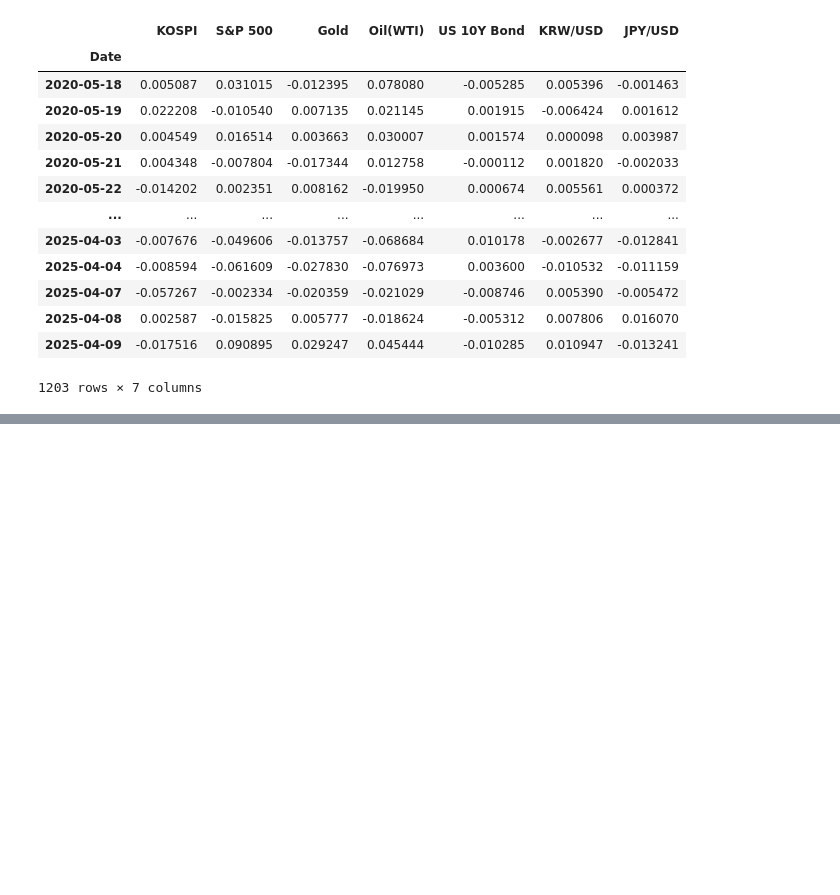
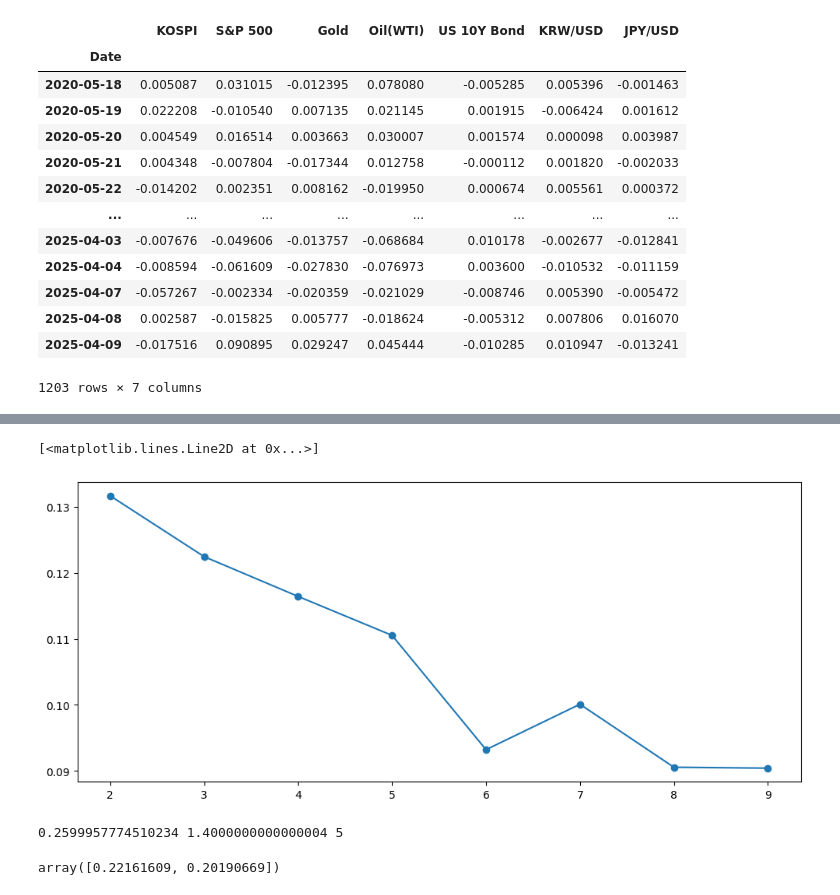
Before and after one commit to cncn0069/ML_learning, a Jupyter notebook: train/ch03_dbscan.ipynb, the cells around one changed output, grey strips where cells are left out. Drawn from its saved outputs; the diff is of its cells as text; code cells hidden in the pictures; blank space fills up the shorter version.

```diff
--- a/train/ch03_dbscan.ipynb
+++ b/train/ch03_dbscan.ipynb
@@ -203,0 +233,6 @@ for k in k_range:
+# %%
+plt.figure(figsize=(12,5))
+plt.plot(k_range,silhoustte_scores, "o-")
+# %% [output]
+[<matplotlib.lines.Line2D at 0x...>]
+[figure, added]
@@ -203,0 +264,4 @@ for k in k_range:
+# %%
+print(best_silhoustte, best_eps, best_min_sample)
+# %% [output]
+0.2599957774510234 1.4000000000000004 5
@@ -203,0 +274,6 @@ for k in k_range:
+# %%
+pca = PCA(n_components=2)
+pca_components = pca.fit_transform(scaler_returns)
+pca.explained_variance_ratio_
+# %% [output]
+array([0.22161609, 0.20190669])
```
Also changed, not shown: parts of 14 cells of this notebook, 9 other files.
